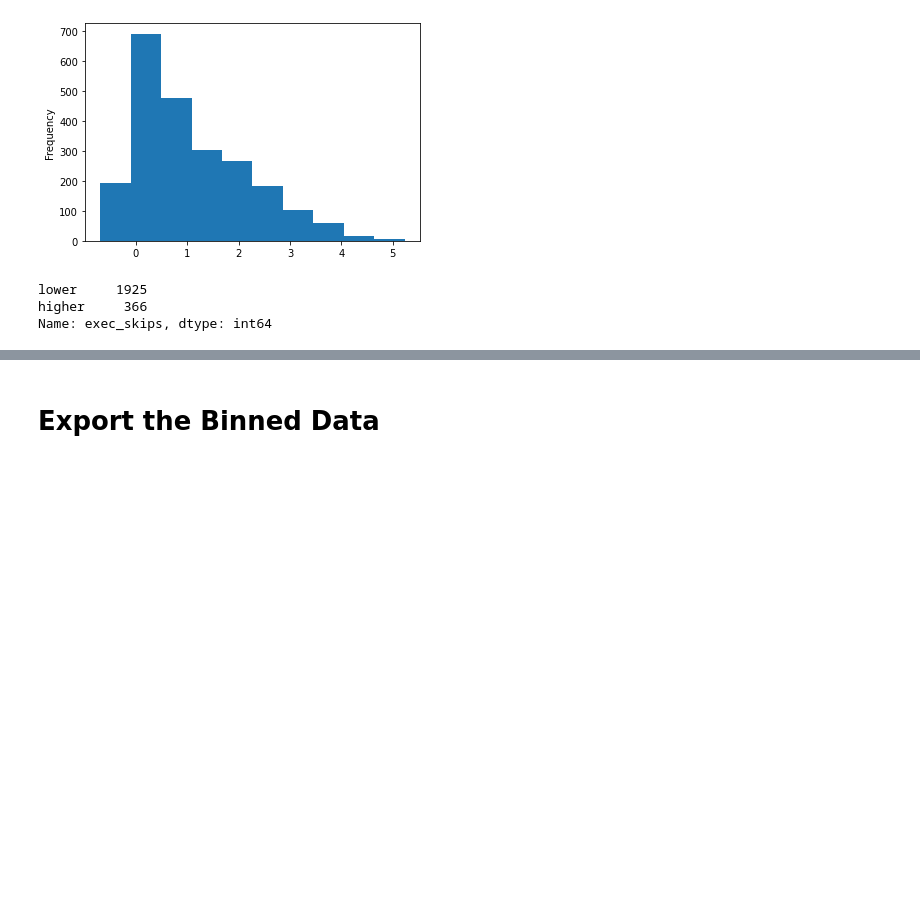
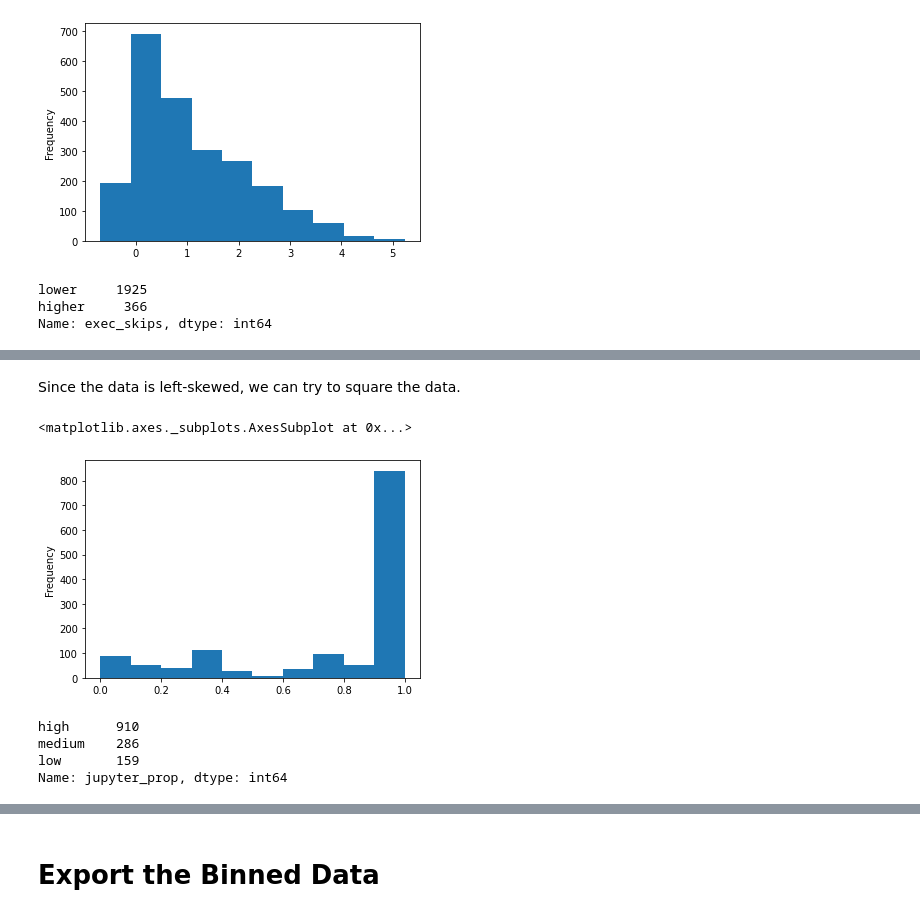
Before and after one commit to Isabel-Gan/quantifying-notebook-features, a Jupyter notebook: output/complete-runs/analysis/binning-data/all-data-binning.ipynb, the cells around one changed output, grey strips where cells are left out. Drawn from its saved outputs; the diff is of its cells as text; code cells hidden in the pictures; blank space fills up the shorter version.

```diff
--- a/output/complete-runs/analysis/all-data-binning.ipynb
+++ b/output/complete-runs/analysis/binning-data/all-data-binning.ipynb
@@ -453,0 +563,25 @@ Name: exec_skips, dtype: int64
+# %% [markdown]
+Since the data is left-skewed, we can try to square the data.
+# %%
+# transform the column
+no_md_jupyter_prop = no_md_jupyter_prop.transform(lambda x : x ** 3)
+
+# plot again
+no_md_jupyter_prop.plot(kind = 'hist')
+# %% [output]
+<matplotlib.axes._subplots.AxesSubplot at 0x...>
+[figure, added]
+# %%
+# try to bin the data again
+no_md_jupyter_prop = pd.cut(no_md_jupyter_prop, 4, labels = four_labels)
+
+# combine medium1 and medium2
+no_md_jupyter_prop = no_md_jupyter_prop.replace(['medium1', 'medium2'], 'medium')
+
+# check bin counts
+no_md_jupyter_prop.value_counts()
+# %% [output]
+high      910
+medium    286
+low       159
+Name: jupyter_prop, dtype: int64
```
Also changed, not shown: parts of 41 cells of this notebook, 2 other files.
